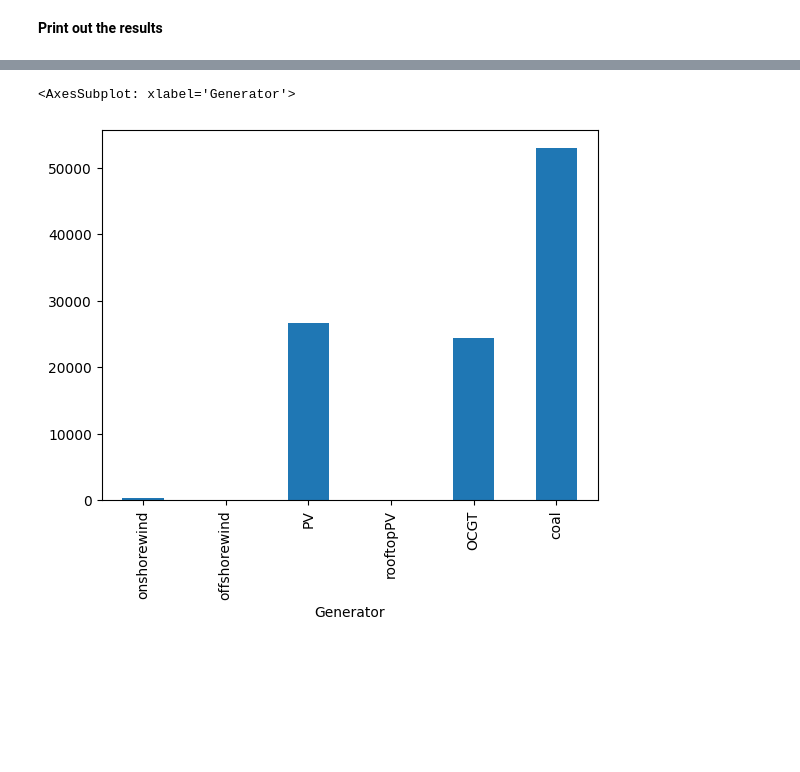
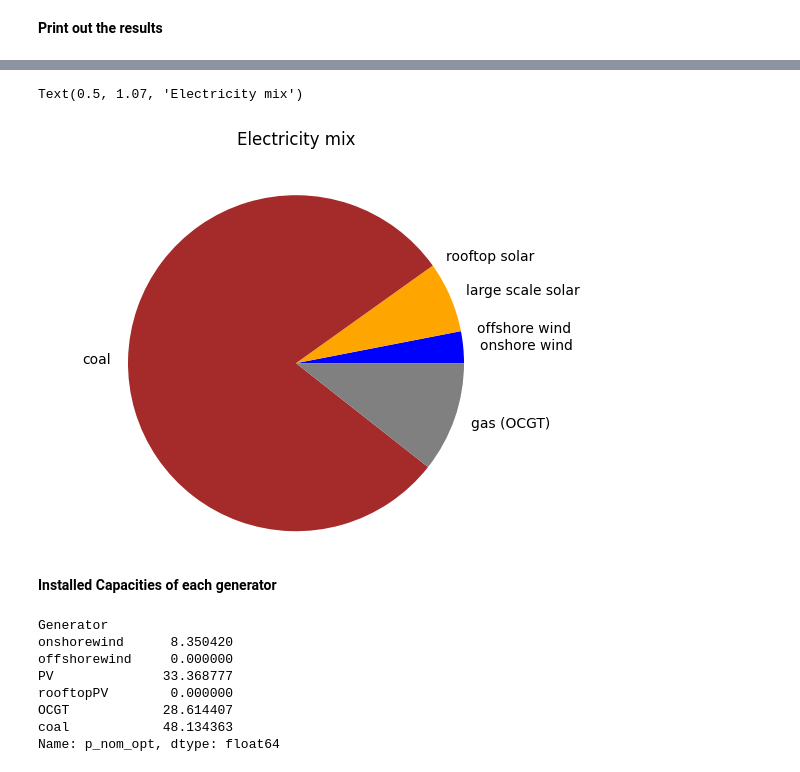
Before and after one commit to alex-catruc/IntegratedEG, a Jupyter notebook: Assignment.ipynb, the cells around one changed output, grey strips where cells are left out. Drawn from its saved outputs; the diff is of its cells as text; code cells hidden in the pictures; blank space fills up the shorter version.

```diff
--- a/Assignment.ipynb
+++ b/Assignment.ipynb
@@ -67,7 +72,8 @@ network.add("Carrier", "gas", co2_emissions=0.19) # in t_CO2/MWh_th
 network.add("Carrier", "coal", co2_emissions=0.9) # in t_CO2/MWh_th
 network.add("Carrier", "onshorewind")
 network.add("Carrier", "offshorewind")
-network.add("Carrier", "solar")
+network.add("Carrier", "solarPV")
+network.add("Carrier", "rooftopPV")
 
 ''' Add renewable generators '''
 # Add onshore wind
@@ -115,7 +121,7 @@ network.add("Generator",
             "PV",
             bus=f"E_bus{country}",
             p_nom_extendable=True,
-            carrier="solar",
+            carrier="solarPV",
             #p_nom_max=1000, # maximum capacity can be limited due to environmental constraints
             capital_cost = capital_cost_pv,
             marginal_cost = 0,
@@ -132,7 +138,7 @@ network.add("Generator",
             "rooftopPV",
             bus=f"E_bus{country}",
             p_nom_extendable=True,
-            carrier="solar",
+            carrier="rooftopPV",
             #p_nom_max=1000, # maximum capacity can be limited due to environmental constraints
             capital_cost = capital_cost_rooftop,
             marginal_cost = 0,
@@ -159,7 +165,7 @@ network.add("Generator",
             marginal_cost = marginal_cost_OCGT)
 
 # add coal generator (without CCS) # https://atb-archive.nrel.gov/electricity/2018/index.html?t=cc
-lifetime = 35 # years
+lifetime = 25 # years
 discount_rate = 0.07 # 7%
 capex = 3294000 # in €/MW
 fopex = 0.03 # 3% of capex
@@ -217,6 +215,40 @@ Name: p_nom_opt, dtype: float64
-# %%
-generators = network.generators.p_nom_opt # in MW
-generators.plot.bar()
-# %% [output]
-<AxesSubplot: xlabel='Generator'>
-[figure, removed]
+# %%
+labels = ['onshore wind',
+            'offshore wind',
+            'large scale solar',
+            'rooftop solar',
+            'coal',
+            'gas (OCGT)']
+
+sizes = [network.generators_t.p['onshorewind'].sum(),
+            network.generators_t.p['offshorewind'].sum(),
+         network.generators_t.p['PV'].sum(),
+            network.generators_t.p['rooftopPV'].sum(),
+            network.generators_t.p['coal'].sum(),
+         network.generators_t.p['OCGT'].sum()]
+
+colors=['blue', 'darkblue', 'orange', 'yellow', 'brown', 'grey']
+
+plt.pie(sizes,
+        colors=colors,
+        labels=labels,
+        wedgeprops={'linewidth':0})
+plt.axis('equal')
+
+plt.title('Electricity mix', y=1.07)
+# %% [output]
+Text(0.5, 1.07, 'Electricity mix')
+[figure, added]
+# %% [markdown]
+__Installed Capacities of each generator__
+# %%
+network.generators.p_nom_opt.div(1e3) # in GW
+# %% [output]
+Generator
+onshorewind      8.350420
+offshorewind     0.000000
+PV              33.368777
+rooftopPV        0.000000
+OCGT            28.614407
+coal            48.134363
+Name: p_nom_opt, dtype: float64
```
Also changed, not shown: parts of 17 cells of this notebook.
